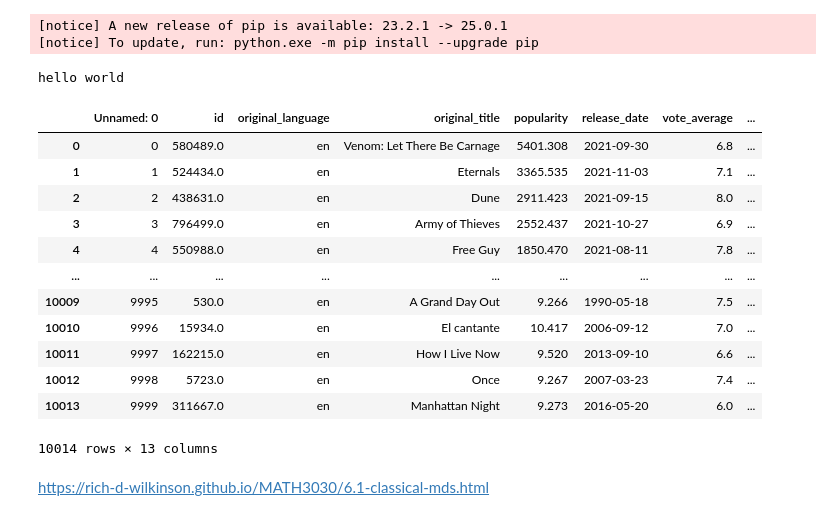
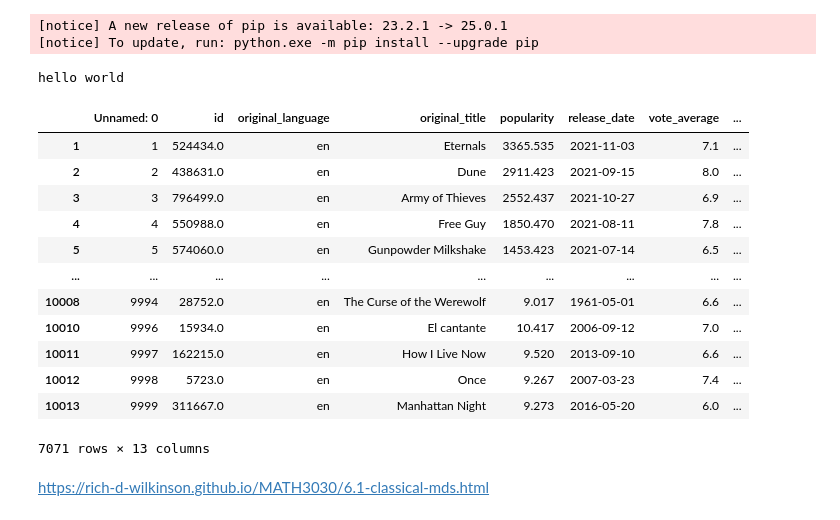
Before and after one commit to ayuan1114/535-mds-project, a Jupyter notebook: model.ipynb, the cells around one changed output. Saved outputs shown, nothing was run; the diff lists cells and outputs as text; code cells hidden in the pictures.

Commit message:
apply to data

```diff
--- a/model.ipynb
+++ b/model.ipynb
@@ -25,22 +26,23 @@ import matplotlib.pyplot as plt
 # %%
 print("hello world")
-data = pd.read_csv('data/movies.csv')
-data
+movies = pd.read_csv('data/movies.csv')
+movies = movies.dropna()
+movies
 # %% [output]
 hello world
 |  | Unnamed: 0 | id | original_language | original_title | popularity | release_date | vote_average | ... |
-| 0 | 0 | 580489.0 | en | Venom: Let There Be Carnage | 5401.308 | 2021-09-30 | 6.8 | ... |
 | 1 | 1 | 524434.0 | en | Eternals | 3365.535 | 2021-11-03 | 7.1 | ... |
 | 2 | 2 | 438631.0 | en | Dune | 2911.423 | 2021-09-15 | 8.0 | ... |
 | 3 | 3 | 796499.0 | en | Army of Thieves | 2552.437 | 2021-10-27 | 6.9 | ... |
 | 4 | 4 | 550988.0 | en | Free Guy | 1850.470 | 2021-08-11 | 7.8 | ... |
+| 5 | 5 | 574060.0 | en | Gunpowder Milkshake | 1453.423 | 2021-07-14 | 6.5 | ... |
 | ... | ... | ... | ... | ... | ... | ... | ... | ... |
-| 10009 | 9995 | 530.0 | en | A Grand Day Out | 9.266 | 1990-05-18 | 7.5 | ... |
+| 10008 | 9994 | 28752.0 | en | The Curse of the Werewolf | 9.017 | 1961-05-01 | 6.6 | ... |
 | 10010 | 9996 | 15934.0 | en | El cantante | 10.417 | 2006-09-12 | 7.0 | ... |
 | 10011 | 9997 | 162215.0 | en | How I Live Now | 9.520 | 2013-09-10 | 6.6 | ... |
 | 10012 | 9998 | 5723.0 | en | Once | 9.267 | 2007-03-23 | 7.4 | ... |
 | 10013 | 9999 | 311667.0 | en | Manhattan Night | 9.273 | 2016-05-20 | 6.0 | ... |
-10014 rows × 13 columns
+7071 rows × 13 columns
 # %% [markdown]
 https://rich-d-wilkinson.github.io/MATH3030/6.1-classical-mds.html
 # %%
```
Also changed, not shown: parts of 7 cells of this notebook.
